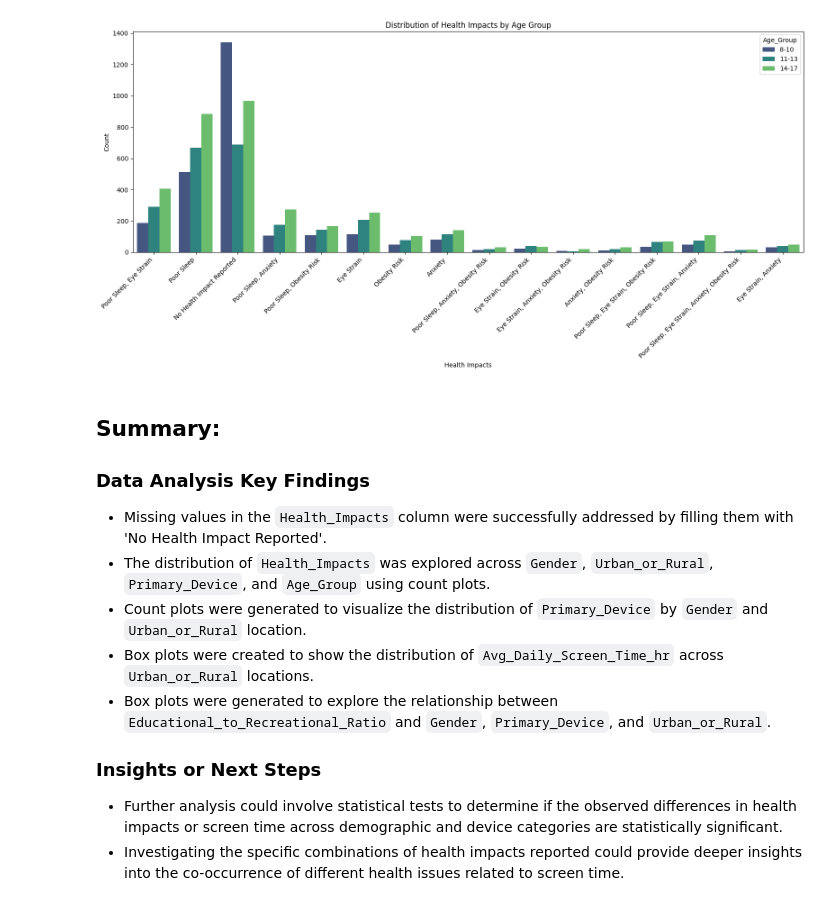
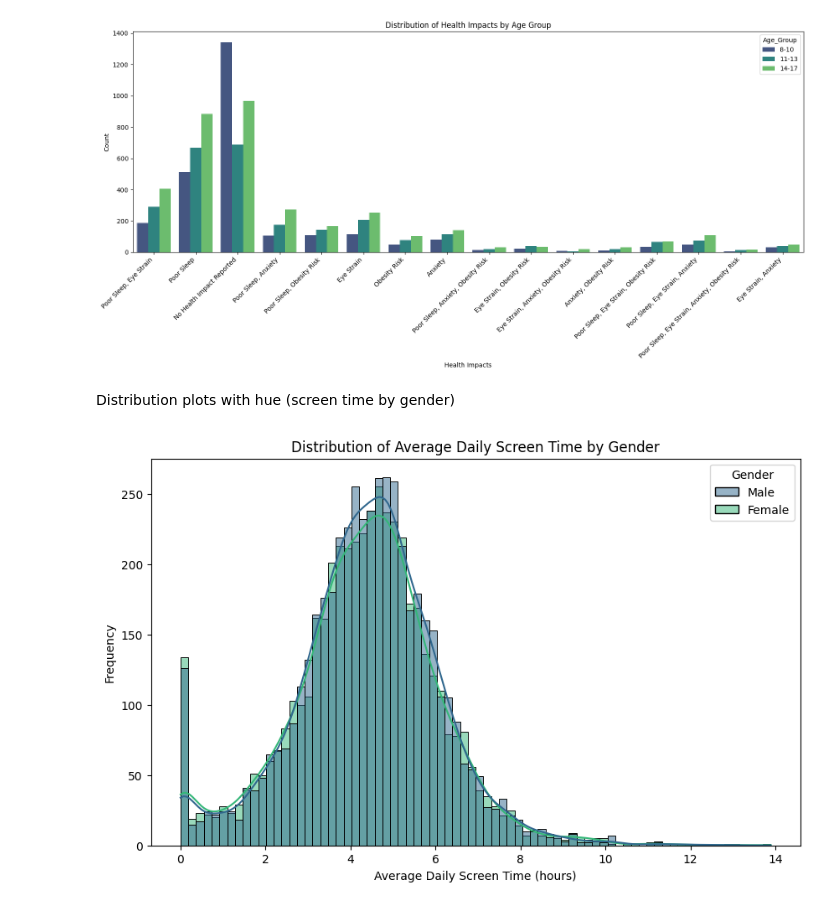
Before and after one commit to Joshika-Mentor/-Kid-s-Screentime-Visualization-Infosys-springboard-program-, a Jupyter notebook: Infosys_Springboard_Internship.ipynb, the cells around one changed output. Drawn from its saved outputs; the diff is of its cells as text; code cells hidden in the pictures.

```diff
--- a/Infosys_Springboard_Internship.ipynb
+++ b/Infosys_Springboard_Internship.ipynb
@@ -759,18 +753,18 @@ plt.show()
 # %% [output]
 [figure]
 [figure]
-# %% [markdown]
-## Summary:
-
-### Data Analysis Key Findings
-
-*   Missing values in the `Health_Impacts` column were successfully addressed by filling them with 'No Health Impact Reported'.
-*   The distribution of `Health_Impacts` was explored across `Gender`, `Urban_or_Rural`, `Primary_Device`, and `Age_Group` using count plots.
-*   Count plots were generated to visualize the distribution of `Primary_Device` by `Gender` and `Urban_or_Rural` location.
-*   Box plots were created to show the distribution of `Avg_Daily_Screen_Time_hr` across `Urban_or_Rural` locations.
-*   Box plots were generated to explore the relationship between `Educational_to_Recreational_Ratio` and `Gender`, `Primary_Device`, and `Urban_or_Rural`.
-
-### Insights or Next Steps
-
-*   Further analysis could involve statistical tests to determine if the observed differences in health impacts or screen time across demographic and device categories are statistically significant.
-*   Investigating the specific combinations of health impacts reported could provide deeper insights into the co-occurrence of different health issues related to screen time.
+# %% [markdown]
+Distribution plots with hue (screen time by gender)
+# %%
+import matplotlib.pyplot as plt # Import the matplotlib.pyplot library for plotting
+import seaborn as sns # Import the seaborn library for enhanced visualizations
+
+# Distribution plot of screen time by gender
+plt.figure(figsize=(10, 6)) # Set the size of the plot
+sns.histplot(data=df, x='Avg_Daily_Screen_Time_hr', hue='Gender', kde=True, palette='viridis') # Create a histogram with KDE, separated by Gender
+plt.title('Distribution of Average Daily Screen Time by Gender') # Set the title of the plot
+plt.xlabel('Average Daily Screen Time (hours)') # Set the label for the x-axis
+plt.ylabel('Frequency') # Set the label for the y-axis
+plt.show() # Display the plot
+# %% [output]
+[figure, added]
```
Also changed, not shown: parts of 30 cells of this notebook.
